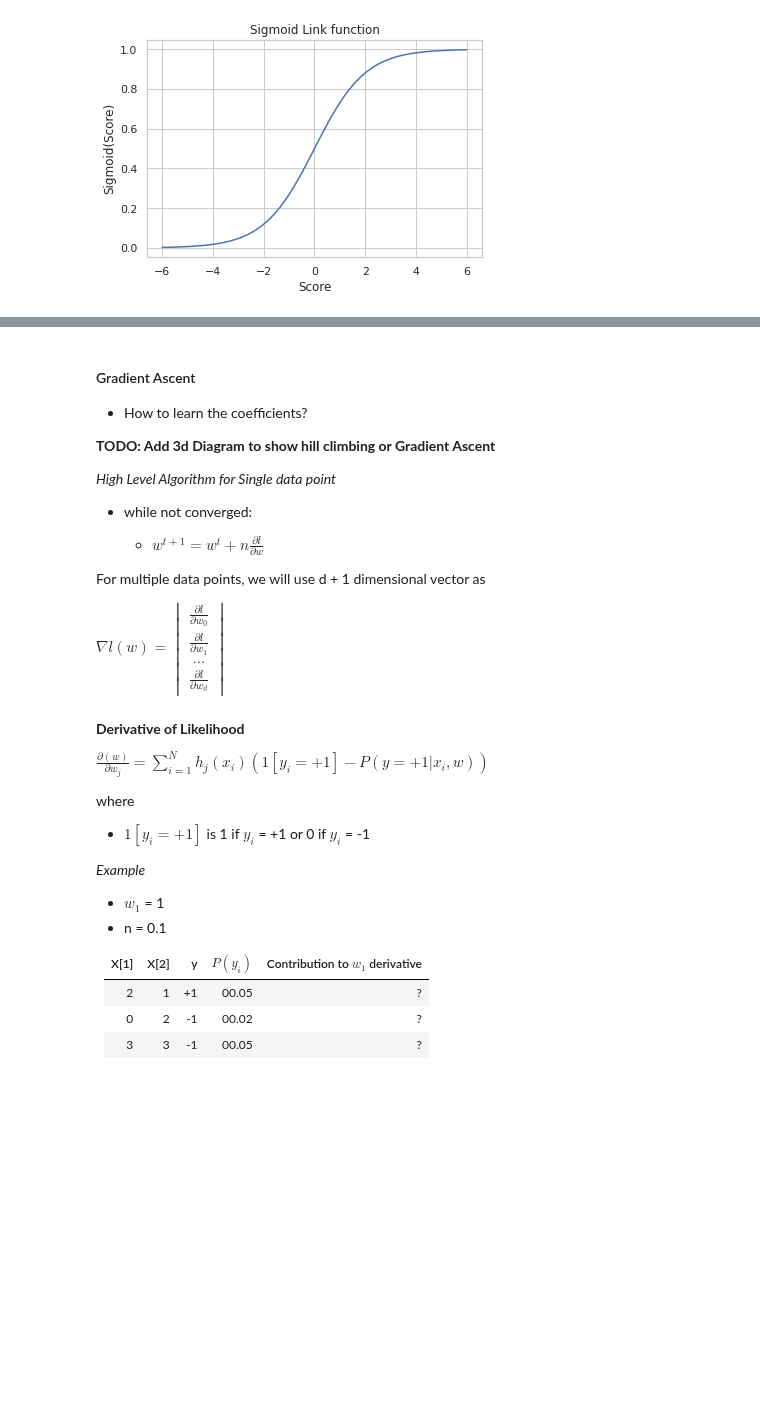
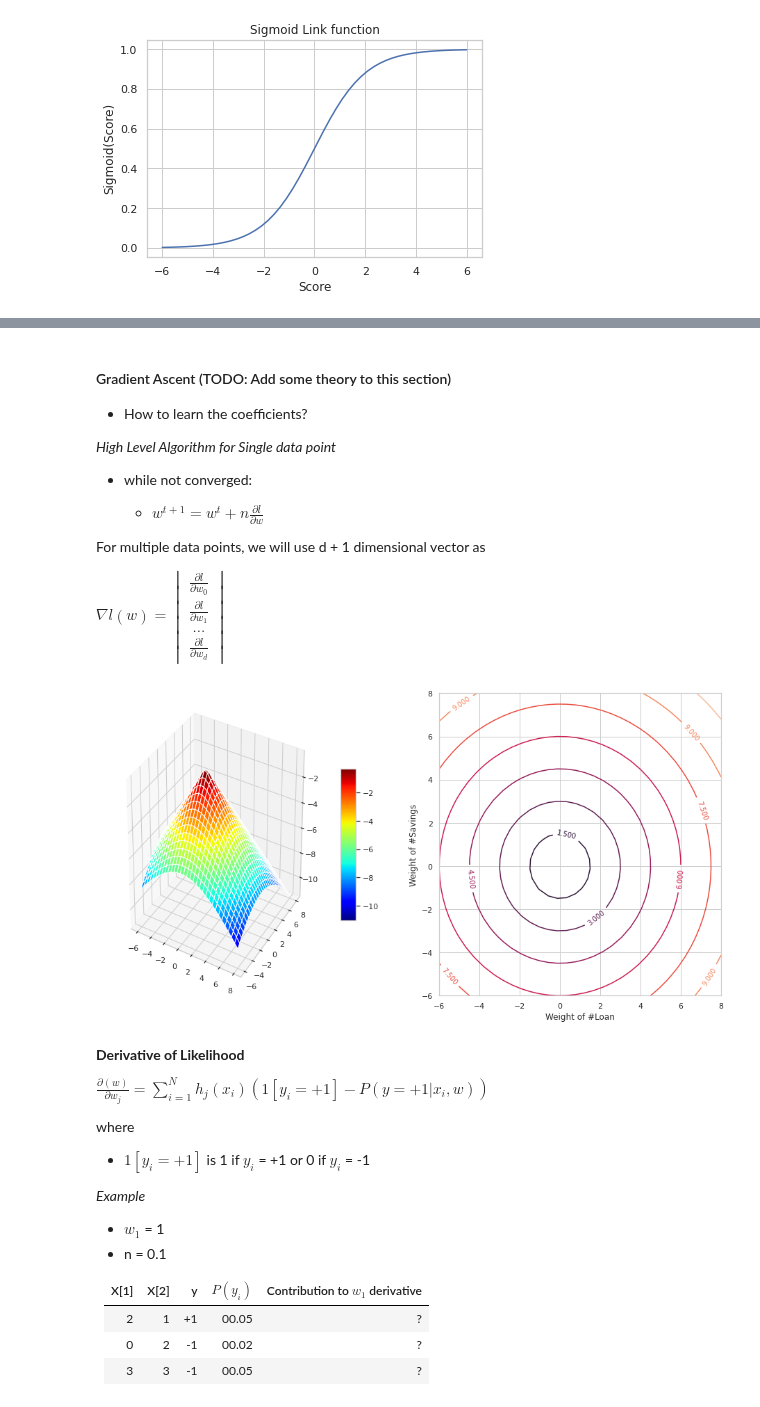
Before and after one commit to pardeep-singh/ml_classroom, a Jupyter notebook: text_classification_using_logistic_regression/consumer_complaints_classification.ipynb, the cells around one changed output, grey strips where cells are left out. Cells and saved outputs as stored; diff of their text form; code cells hidden in the pictures; blank space fills up the shorter version.

Commit message:
Add Gradient Ascent Visualisations

```diff
--- a/text_classification_using_logistic_regression/consumer_complaints_classification.ipynb
+++ b/text_classification_using_logistic_regression/consumer_complaints_classification.ipynb
@@ -120,11 +120,9 @@ $ likelihood(w) = {\displaystyle \prod_{i=1}^N P(y_i | x_i, w)} $
 
 <img src='../images/likelihood_example.jpg' alt='Maximum Likelihood Example' style="width: 600px;" align="left">
 # %% [markdown]
-#### Gradient Ascent
+#### Gradient Ascent (TODO: Add some theory to this section)
 
 - How to learn the coefficients?
-
-**TODO: Add 3d Diagram to show hill climbing or Gradient Ascent**
 
 *High Level Algorithm for Single data point*
 
@@ -135,6 +133,37 @@ $ likelihood(w) = {\displaystyle \prod_{i=1}^N P(y_i | x_i, w)} $
 For multiple data points, we will use d + 1 dimensional vector as
 
 $ \displaystyle \nabla l (w) = \begin{vmatrix} {\displaystyle \frac{ \partial l}{\partial w_0}} \\ {\displaystyle \frac{ \partial l}{\partial w_1}} \\ ... \\ {\displaystyle \frac{ \partial l}{\partial w_d}} \end{vmatrix}$
+# %%
+import numpy as np
+import matplotlib.pyplot as plt
+%matplotlib inline
+plt.rcParams["figure.figsize"] = 8, 8
+
+x1 = np.linspace(-6, 8, 32)
+x2 = np.linspace(-6, 8, 32)
+
+X1, X2 = np.meshgrid(x1, x2)
+Y = np.sqrt(np.square(X1) + np.square(X2))
+
+#fig = plt.figure(figsize=plt.figaspect(0.5))
+fig = plt.figure(figsize=plt.figaspect(0.5))
+
+# First Plot
+ax = fig.add_subplot(1, 2, 1, projection='3d')
+
+surf = ax.plot_surface(X1, X2, Y * -1, cmap='jet')
+fig.colorbar(surf, shrink=0.5, aspect=10)
+
+# Second Plot
+ax = fig.add_subplot(1, 2, 2)
+
+cp = plt.contour(X1, X2, Y)
+plt.clabel(cp, inline=1, fontsize=10)
+plt.xlabel('Weight of #Loan')
+plt.ylabel('Weight of #Savings')
+plt.show()
+# %% [output]
+[figure, added]
 # %% [markdown]
 **Derivative of Likelihood**
 
```
Also changed, not shown: parts of 2 cells of this notebook.
